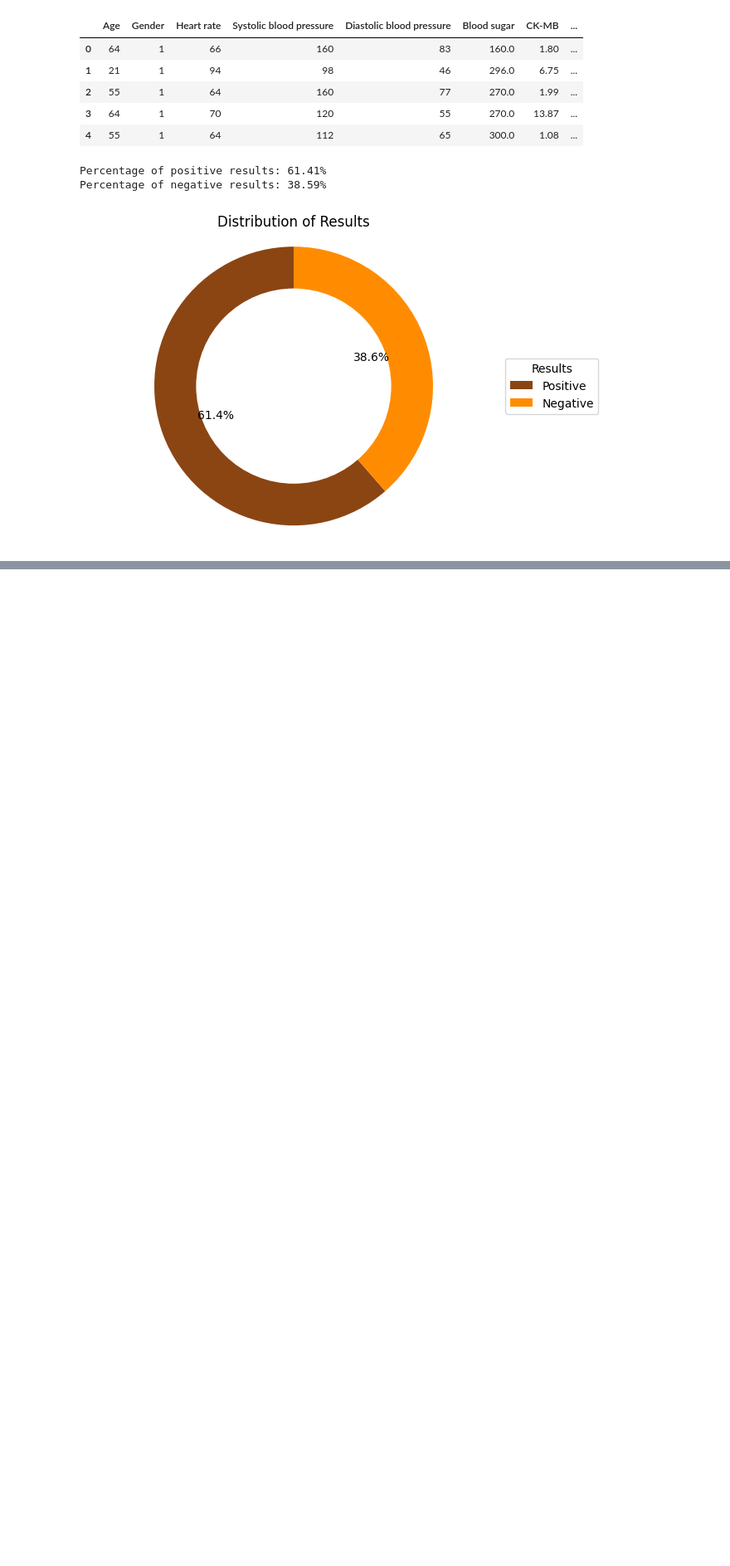
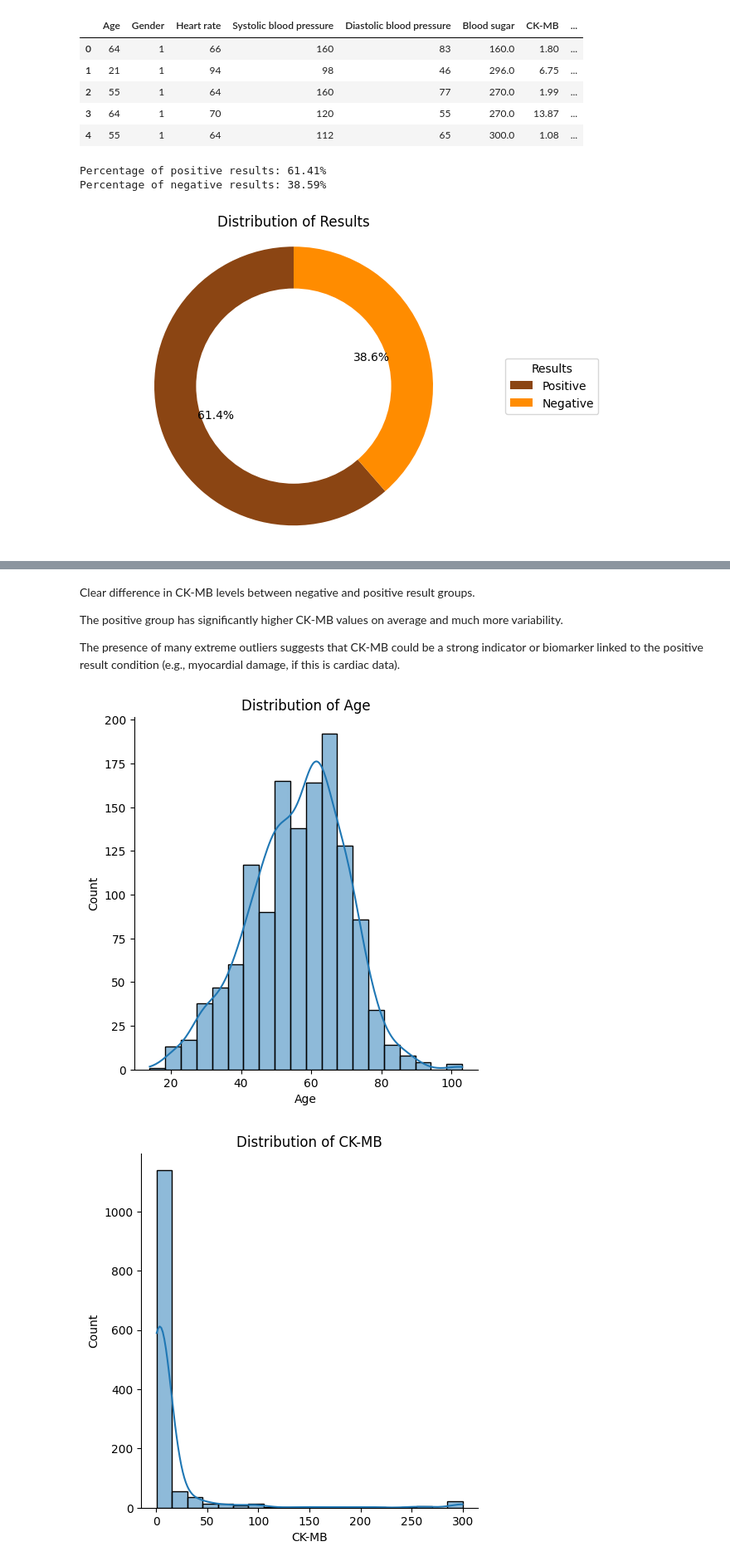
Before and after one commit to Madhulik123/Data-Analysis-project, a Jupyter notebook: heart.ipynb, the cells around one changed output, grey strips where cells are left out. Shown at 83% size. Drawn from its saved outputs; the diff is of its cells as text; code cells hidden in the pictures; blank space fills up the shorter version.

```diff
--- a/heart.ipynb
+++ b/heart.ipynb
@@ -158,0 +181,22 @@ plt.show()
+# %% [markdown]
+Clear difference in CK-MB levels between negative and positive result groups.
+
+The positive group has significantly higher CK-MB values on average and much more variability.
+
+The presence of many extreme outliers suggests that CK-MB could be a strong indicator or biomarker linked to the positive result condition (e.g., myocardial damage, if this is cardiac data).
+# %%
+import seaborn as sns
+import matplotlib.pyplot as plt
+
+# Plot histogram for Age
+sns.displot(data=df, x='Age', kde=True, bins=20)
+plt.title('Distribution of Age')
+plt.show()
+
+# Plot histogram for Troponin
+sns.displot(data=df, x='CK-MB', kde=True, bins=20)
+plt.title('Distribution of CK-MB')
+plt.show()
+# %% [output]
+[figure, added]
+[figure, added]
```
Also changed, not shown: parts of 5 cells of this notebook.
